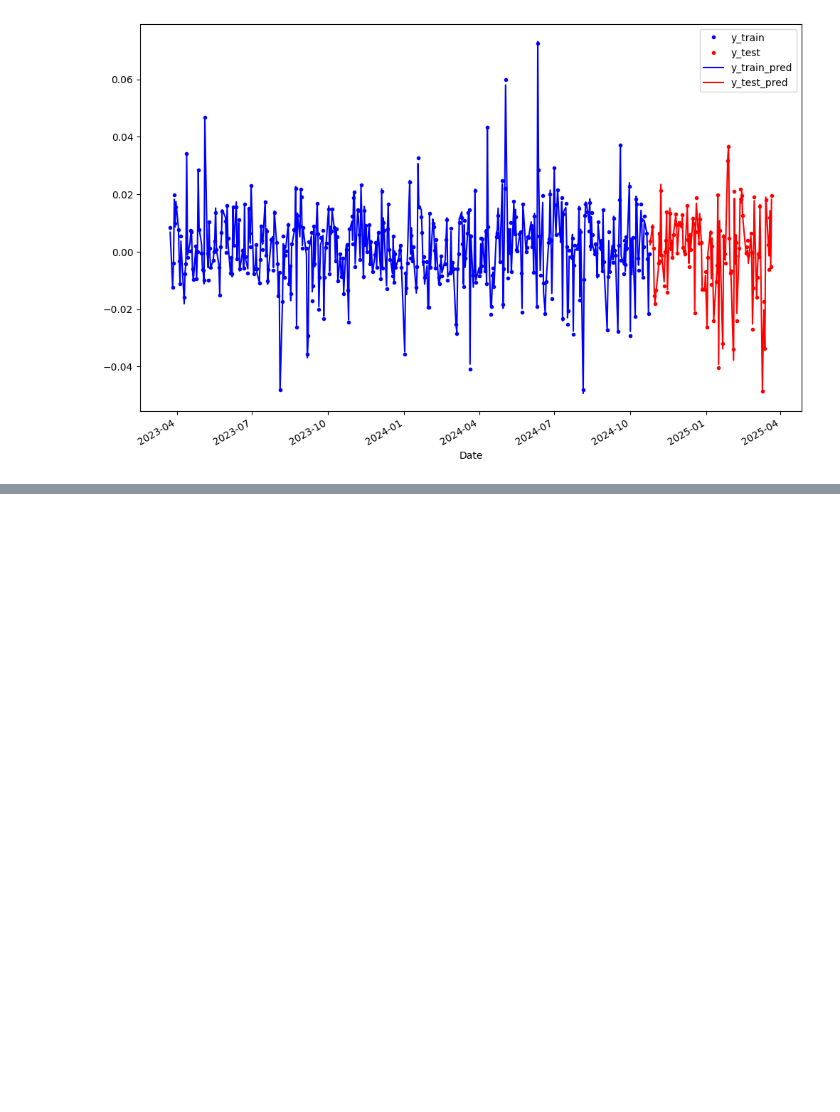
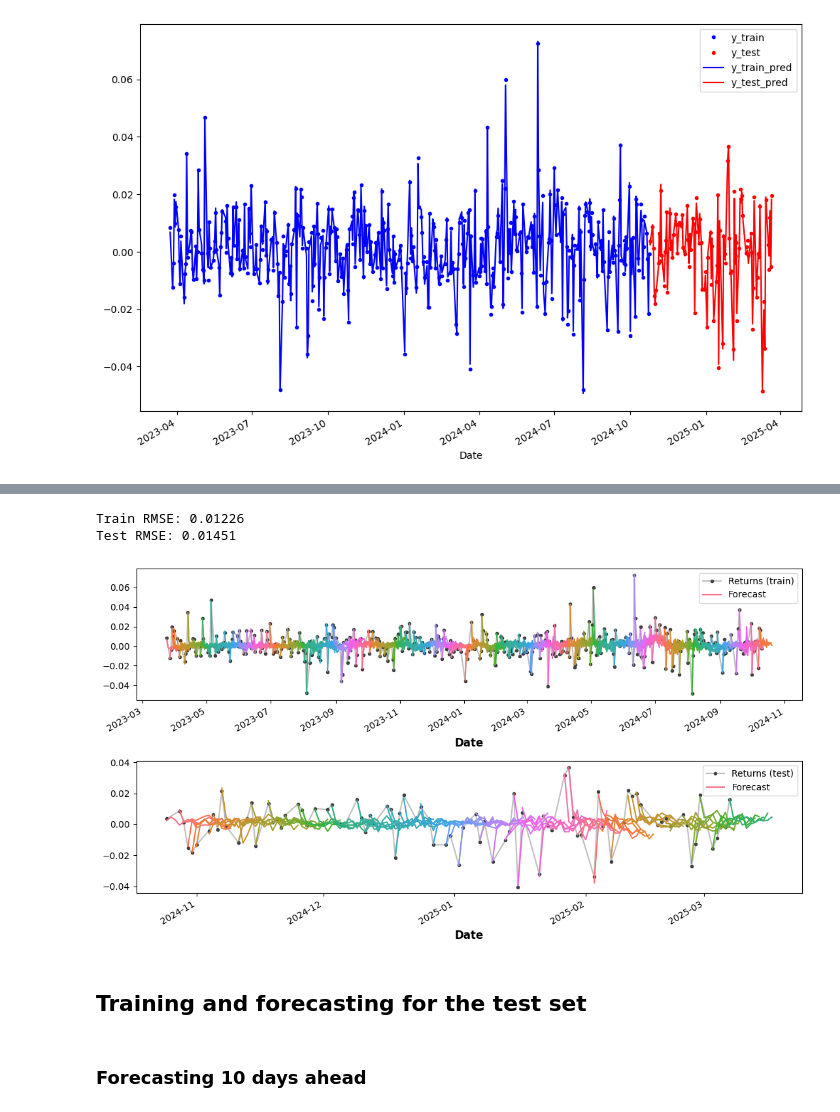
Before and after one commit to OnurKerimoglu/stocks_forecasting, a Jupyter notebook: nb/stock-price-prediction-challenge/Regression.ipynb, the cells around one changed output, grey strips where cells are left out. Saved outputs shown, nothing was run; the diff lists cells and outputs as text; code cells hidden in the pictures; blank space fills up the shorter version.

Commit message:
Regression: added multi-step forecasting and submission generation

```diff
--- a/nb/stock-price-prediction-challenge/Regression.ipynb
+++ b/nb/stock-price-prediction-challenge/Regression.ipynb
@@ -226,0 +243,23 @@ Test RMSE: 0.00153
+# %%
+def make_multistep_target(y, steps):
+    y_multi = pd.concat(
+        {f'y_step_{i + 1}': y.shift(-i)
+         for i in range(steps)},
+        axis=1
+        )
+    y_multi.dropna(inplace=True)
+    return y_multi
+
+def get_X_y_multistep(df, steps=11, target='Returns', forecast_horizon=1):
+    y = df[target]
+    y_multi = make_multistep_target(y, steps=steps).dropna()
+    X = df.drop(columns=[target])
+    # Shifting has created indexes that don't match. Only keep times for
+    # which we have both targets and features.
+    y_multi, X = y_multi.align(X, join='inner', axis=0)
+    print(f'X shape: {X.shape}, y_multi shape: {y_multi.shape}')
+    return X, y_multi
+# %%
+train_df, test_df = split_df(df, train_ratio=0.8)
+X_train, y_train = get_X_y_multistep(train_df, steps=11, target='Returns')
+X_test, y_test = get_X_y_multistep(test_df, steps=11, target='Returns')
@@ -226,0 +281,18 @@ Test RMSE: 0.00153
+# %%
+cols2scale = ['Dollar_Vol']
+Preprocessor = ColumnTransformer(
+    transformers=[
+        ('num', MinMaxScaler(), cols2scale),
+    ],
+    remainder='passthrough'
+)
+model = LinearRegression()
+pipeline = Pipeline(
+    steps=[
+        ('preprocessor', Preprocessor),
+        ('model', model)
+        ]
+        )
+pipeline.fit(X_train, y_train)
+y_hat_train = pd.DataFrame(pipeline.predict(X_train), index=y_train.index, columns=y_train.columns)
+y_hat_test = pd.DataFrame(pipeline.predict(X_test), index=y_test.index, columns=y_test.columns)
@@ -226,0 +355,10 @@ Test RMSE: 0.00153
+# %%
+evaluate_multistep(y_train, y_hat_train, y_test, y_hat_test)
+# %% [output]
+Train RMSE: 0.01226
+Test RMSE: 0.01451
+[figure, added]
+# %% [markdown]
+## Training and forecasting for the test set
+# %% [markdown]
+### Forecasting 10 days ahead
```
Also changed, not shown: parts of 14 cells of this notebook.
